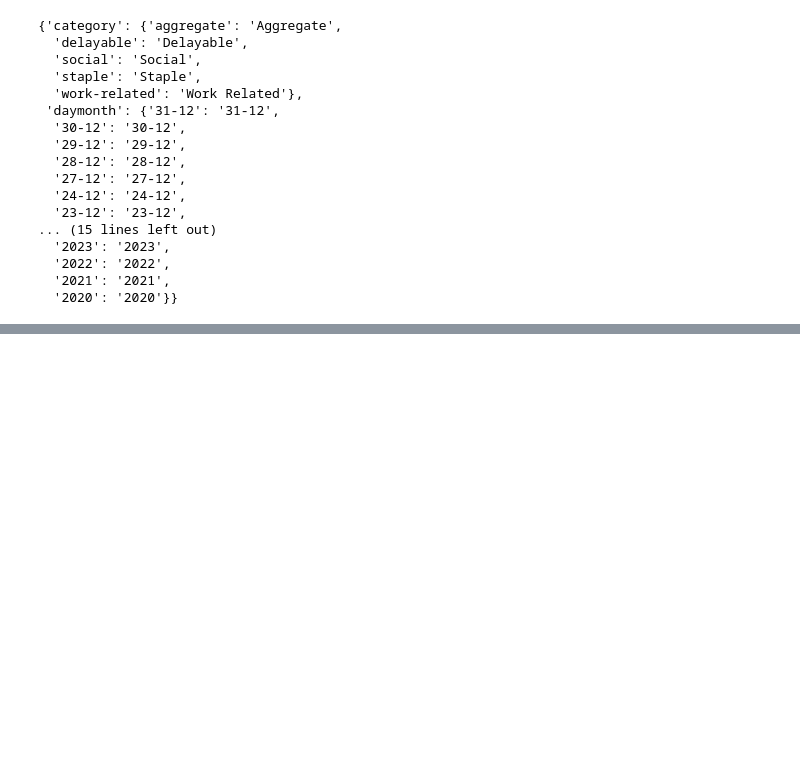
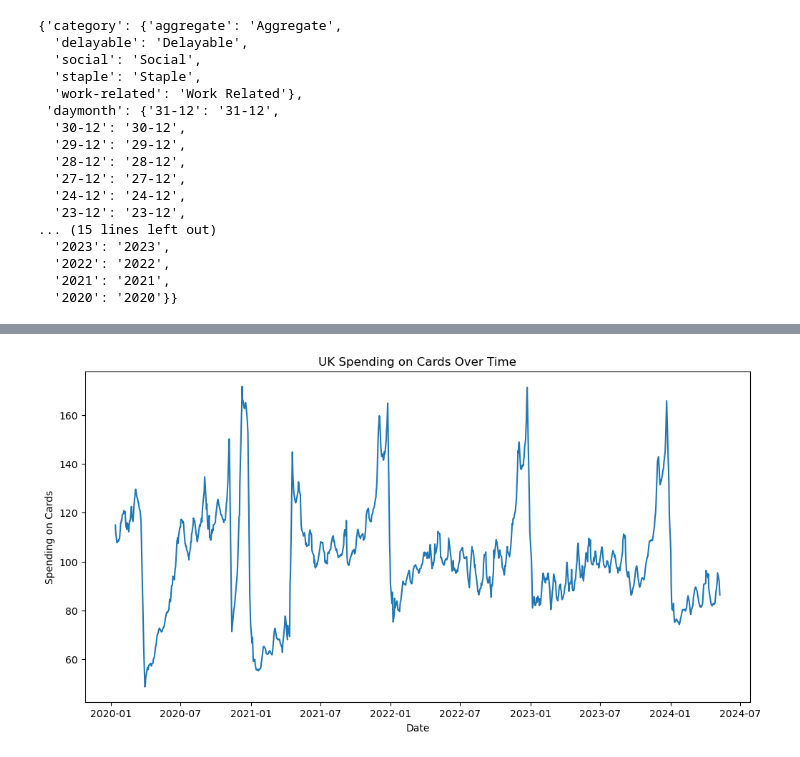
Before and after one commit to hbarnes163/software_engineering_sum1, a Jupyter notebook: ons_data_viewer.ipynb, the cells around one changed output, grey strips where cells are left out. Saved outputs shown, nothing was run; the diff lists cells and outputs as text; code cells hidden in the pictures; blank space fills up the shorter version.

Commit message:
Create a basic plot

```diff
--- a/ons_data_viewer.ipynb
+++ b/ons_data_viewer.ipynb
@@ -147,0 +150,9 @@ timeseries.head()
+# %%
+plt.figure(figsize=(12,6))
+sns.lineplot(data=timeseries, x='date', y='observation')
+plt.title('UK Spending on Cards Over Time')
+plt.xlabel('Date')
+plt.ylabel('Spending on Cards')
+plt.show()
+# %% [output]
+[figure, added]
```
Also changed, not shown: parts of 3 cells of this notebook.
